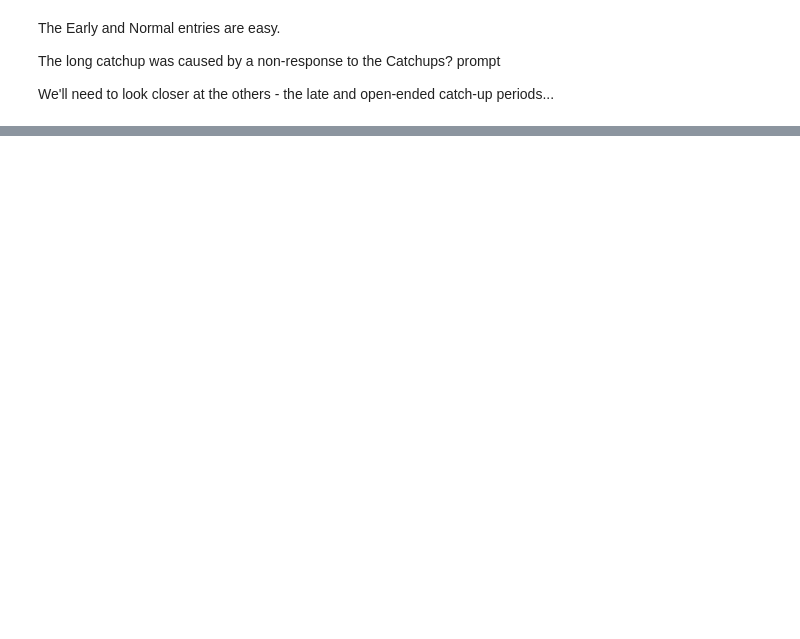
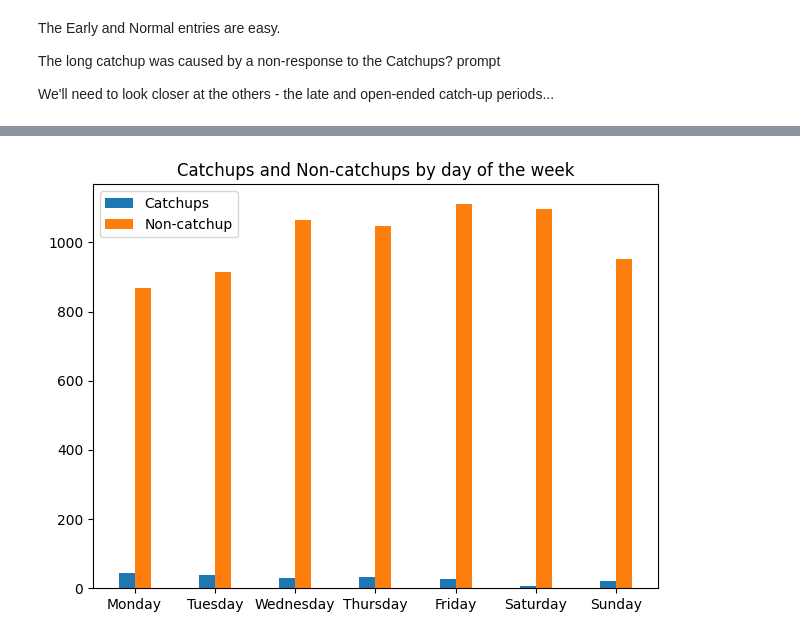
Before and after one commit to richard-lane/seaco_malaysia, a Jupyter notebook: catchups.ipynb, the cells around one changed output, grey strips where cells are left out. Drawn from its saved outputs; the diff is of its cells as text; code cells hidden in the pictures; blank space fills up the shorter version.

```diff
--- a/catchups.ipynb
+++ b/catchups.ipynb
@@ -356,0 +384,29 @@ Name: count, dtype: int64
+# %%
+"""
+Plot both
+
+"""
+fig, axis = plt.subplots()
+
+# Define where to put the bars
+locs = np.arange(7)
+
+# Remove zero entries from the counts
+catchup_count = catchup_count[catchup_count != 0]
+normal_count = normal_count[normal_count != 0]
+
+axis.bar(locs - width / 2, catchup_count, width, label="Catchups")
+axis.bar(locs + width / 2, normal_count, width, label="Non-catchup")
+
+axis.set_xticks(
+    locs,
+    ["Monday", "Tuesday", "Wednesday", "Thursday", "Friday", "Saturday", "Sunday"],
+)
+
+axis.legend()
+axis.set_title("Catchups and Non-catchups by day of the week")
+fig.tight_layout()
+
+fig.savefig("img/catchup_noncatchup_by_day.png")
+# %% [output]
+[figure, added]
```
Also changed, not shown: parts of 10 cells of this notebook, 2 other files.
